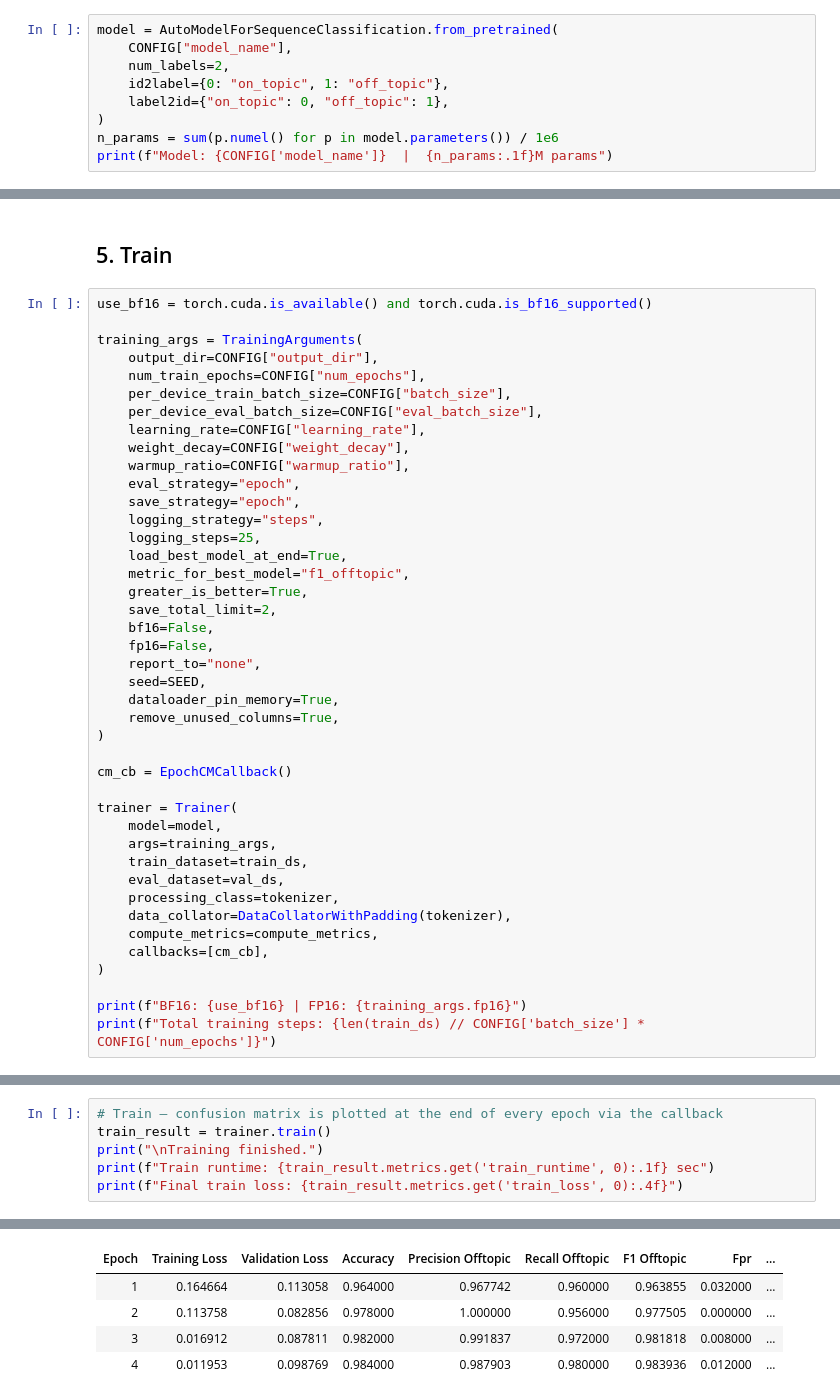
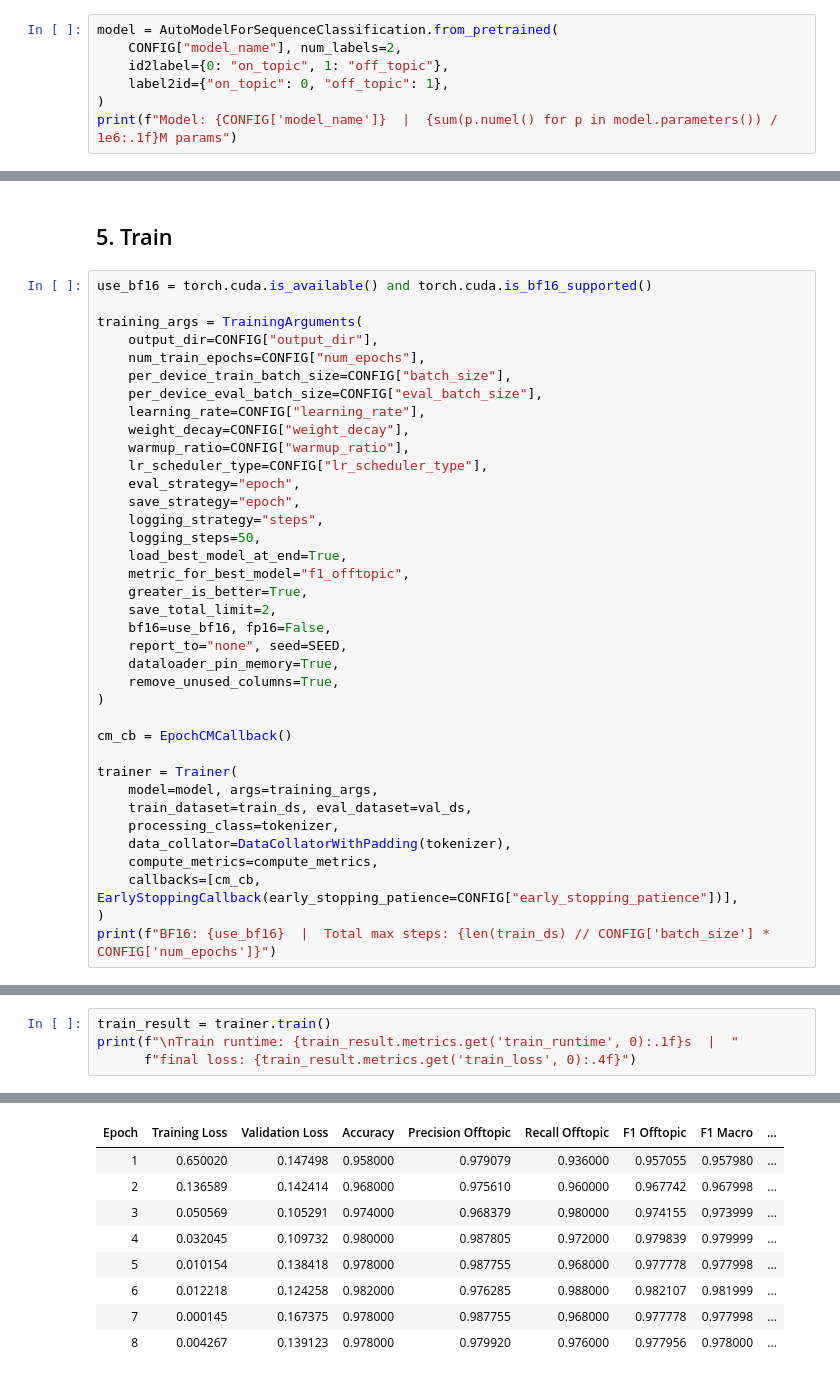
Before and after one commit to abhishek022k/Domain-Constrained-Chatbot-Guardrails, a Jupyter notebook: S1_Classifiers/Input_Classifier.ipynb, the cells around one changed output, grey strips where cells are left out. Saved outputs shown, nothing was run; the diff lists cells and outputs as text.

Commit message:
Tried to increase performce of input classifier by increasing epochs

```diff
--- a/S1_Classifiers/Input_Classifier.ipynb
+++ b/S1_Classifiers/Input_Classifier.ipynb
@@ -199,13 +151,11 @@ Input length of first example: 133
 ## 3. Model
 # %%
 model = AutoModelForSequenceClassification.from_pretrained(
-    CONFIG["model_name"],
-    num_labels=2,
+    CONFIG["model_name"], num_labels=2,
     id2label={0: "on_topic", 1: "off_topic"},
     label2id={"on_topic": 0, "off_topic": 1},
 )
-n_params = sum(p.numel() for p in model.parameters()) / 1e6
-print(f"Model: {CONFIG['model_name']}  |  {n_params:.1f}M params")
+print(f"Model: {CONFIG['model_name']}  |  {sum(p.numel() for p in model.parameters()) / 1e6:.1f}M params")
 # %% [output]
 [transformers] RobertaForSequenceClassification LOAD REPORT from: roberta-base
 Key                        | Status     |
@@ -310,18 +245,17 @@ training_args = TrainingArguments(
     learning_rate=CONFIG["learning_rate"],
     weight_decay=CONFIG["weight_decay"],
     warmup_ratio=CONFIG["warmup_ratio"],
+    lr_scheduler_type=CONFIG["lr_scheduler_type"],
     eval_strategy="epoch",
     save_strategy="epoch",
     logging_strategy="steps",
-    logging_steps=25,
+    logging_steps=50,
     load_best_model_at_end=True,
     metric_for_best_model="f1_offtopic",
     greater_is_better=True,
     save_total_limit=2,
-    bf16=False,
-    fp16=False,
-    report_to="none",
-    seed=SEED,
+    bf16=use_bf16, fp16=False,
+    report_to="none", seed=SEED,
     dataloader_pin_memory=True,
     remove_unused_columns=True,
 )
@@ -329,17 +263,13 @@ training_args = TrainingArguments(
 cm_cb = EpochCMCallback()
 
 trainer = Trainer(
-    model=model,
-    args=training_args,
-    train_dataset=train_ds,
-    eval_dataset=val_ds,
+    model=model, args=training_args,
+    train_dataset=train_ds, eval_dataset=val_ds,
     processing_class=tokenizer,
     data_collator=DataCollatorWithPadding(tokenizer),
     compute_metrics=compute_metrics,
-    callbacks=[cm_cb],
+    callbacks=[cm_cb, EarlyStoppingCallback(early_stopping_patience=CONFIG["early_stopping_patience"])],
 )
-
-print(f"BF16: {use_bf16} | FP16: {training_args.fp16}")
-print(f"Total training steps: {len(train_ds) // CONFIG['batch_size'] * CONFIG['num_epochs']}")
+print(f"BF16: {use_bf16}  |  Total max steps: {len(train_ds) // CONFIG['batch_size'] * CONFIG['num_epochs']}")
 # %% [output]
 [transformers] warmup_ratio is deprecated and will be removed in v5.2. Use `warmup_steps` instead.
@@ -348,7 +277,5 @@ Total training steps: 560
 # %%
-# Train — confusion matrix is plotted at the end of every epoch via the callback
 train_result = trainer.train()
-print("\nTraining finished.")
-print(f"Train runtime: {train_result.metrics.get('train_runtime', 0):.1f} sec")
-print(f"Final train loss: {train_result.metrics.get('train_loss', 0):.4f}")
+print(f"\nTrain runtime: {train_result.metrics.get('train_runtime', 0):.1f}s  |  "
+      f"final loss: {train_result.metrics.get('train_loss', 0):.4f}")
 # %% [output]
@@ -356,6 +283,10 @@ print(f"Final train loss: {train_result.metrics.get('train_loss', 0):.4f}")
-| Epoch | Training Loss | Validation Loss | Accuracy | Precision Offtopic | Recall Offtopic | F1 Offtopic | Fpr | ... |
-| 1 | 0.164664 | 0.113058 | 0.964000 | 0.967742 | 0.960000 | 0.963855 | 0.032000 | ... |
-| 2 | 0.113758 | 0.082856 | 0.978000 | 1.000000 | 0.956000 | 0.977505 | 0.000000 | ... |
-| 3 | 0.016912 | 0.087811 | 0.982000 | 0.991837 | 0.972000 | 0.981818 | 0.008000 | ... |
-| 4 | 0.011953 | 0.098769 | 0.984000 | 0.987903 | 0.980000 | 0.983936 | 0.012000 | ... |
+| Epoch | Training Loss | Validation Loss | Accuracy | Precision Offtopic | Recall Offtopic | F1 Offtopic | F1 Macro | ... |
+| 1 | 0.650020 | 0.147498 | 0.958000 | 0.979079 | 0.936000 | 0.957055 | 0.957980 | ... |
+| 2 | 0.136589 | 0.142414 | 0.968000 | 0.975610 | 0.960000 | 0.967742 | 0.967998 | ... |
+| 3 | 0.050569 | 0.105291 | 0.974000 | 0.968379 | 0.980000 | 0.974155 | 0.973999 | ... |
+| 4 | 0.032045 | 0.109732 | 0.980000 | 0.987805 | 0.972000 | 0.979839 | 0.979999 | ... |
+| 5 | 0.010154 | 0.138418 | 0.978000 | 0.987755 | 0.968000 | 0.977778 | 0.977998 | ... |
+| 6 | 0.012218 | 0.124258 | 0.982000 | 0.976285 | 0.988000 | 0.982107 | 0.981999 | ... |
+| 7 | 0.000145 | 0.167375 | 0.978000 | 0.987755 | 0.968000 | 0.977778 | 0.977998 | ... |
+| 8 | 0.004267 | 0.139123 | 0.978000 | 0.979920 | 0.976000 | 0.977956 | 0.978000 | ... |
 [figure]
```
Also changed, not shown: parts of 33 cells of this notebook, 1 other file.
